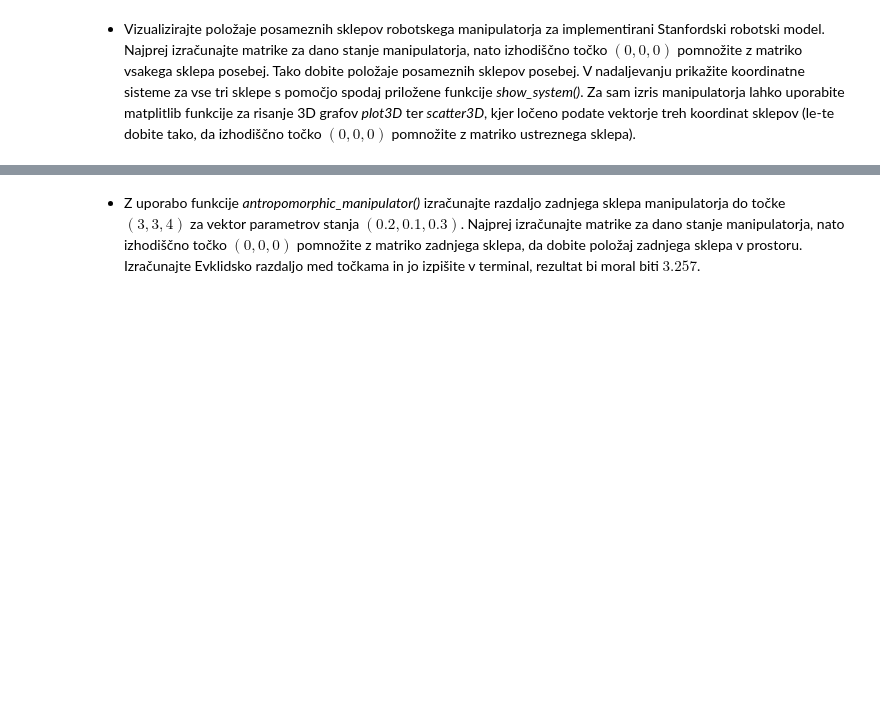
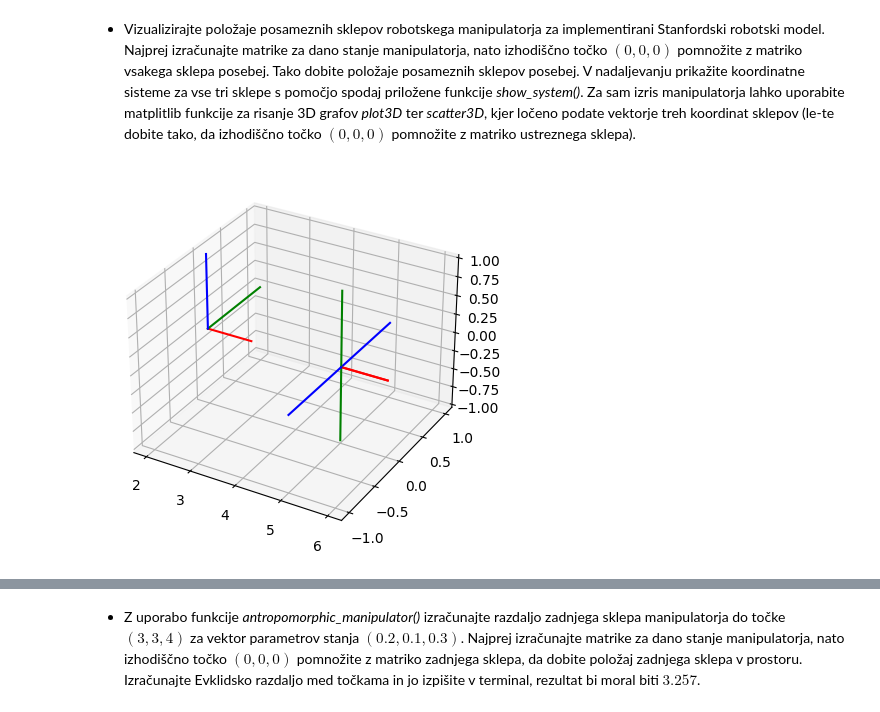
Before and after one commit to Krevs321/Robotika03, a Jupyter notebook: vaja3.ipynb, the cells around one changed output, grey strips where cells are left out. Saved outputs shown, nothing was run; the diff lists cells and outputs as text; code cells hidden in the pictures; blank space fills up the shorter version.

```diff
--- a/vaja3.ipynb
+++ b/vaja3.ipynb
@@ -251,12 +251,9 @@ import numpy as np
 
 def stanford_manipulator(a1, a2, a3):
     # Izračun A1, A2 in A3 na podlagi vhodnih parametrov a1, a2 in a3
-    A1 = dh_joint(a1)
-    A2 = dh_joint(a2)
-    A3 = dh_joint(a3)
-
-    A2 = np.multiply(A1, A2)
-    A3 = np.multiply(A2, A3)
+    A1 = dh_joint([5, -(np.pi/2),0, a1])
+    A2 = dh_joint([5, np.pi/2,0, a2])
+    A3 = dh_joint([2, 0, a3, 0])
 
     return (A1, A2, A3)
 # %%
@@ -298,4 +292,19 @@ def show_system(ax, M):
     ax.plot3D(x_1, y_1, z_1, 'red')
     ax.plot3D(x_2, y_2, z_2, 'green')
     ax.plot3D(x_3, y_3, z_3, 'blue')
+# %%
+# Zapišite rešitev za Stanfordski manipulator tukaj
+A1, A2, A3 = stanford_manipulator(0, 0, 0)
+
+vec = np.array([0, 0, 0, 1])
+
+
+fig = plt.figure()
+ax = plt.axes(projection ='3d')
+show_system(ax, A1)
+show_system(ax, A2)
+show_system(ax, A3)
+plt.show()
+# %% [output]
+[figure, added]
 # %%
```
Also changed, not shown: parts of 5 cells of this notebook.
